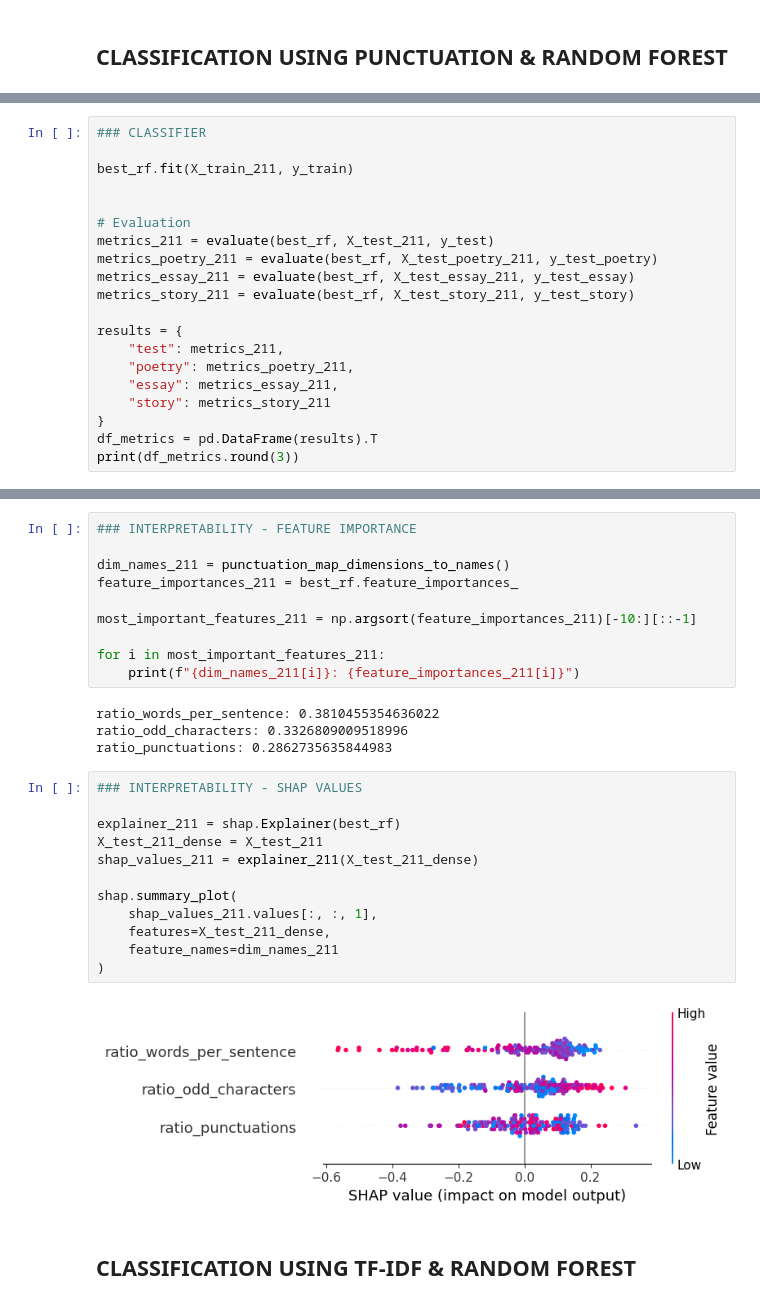
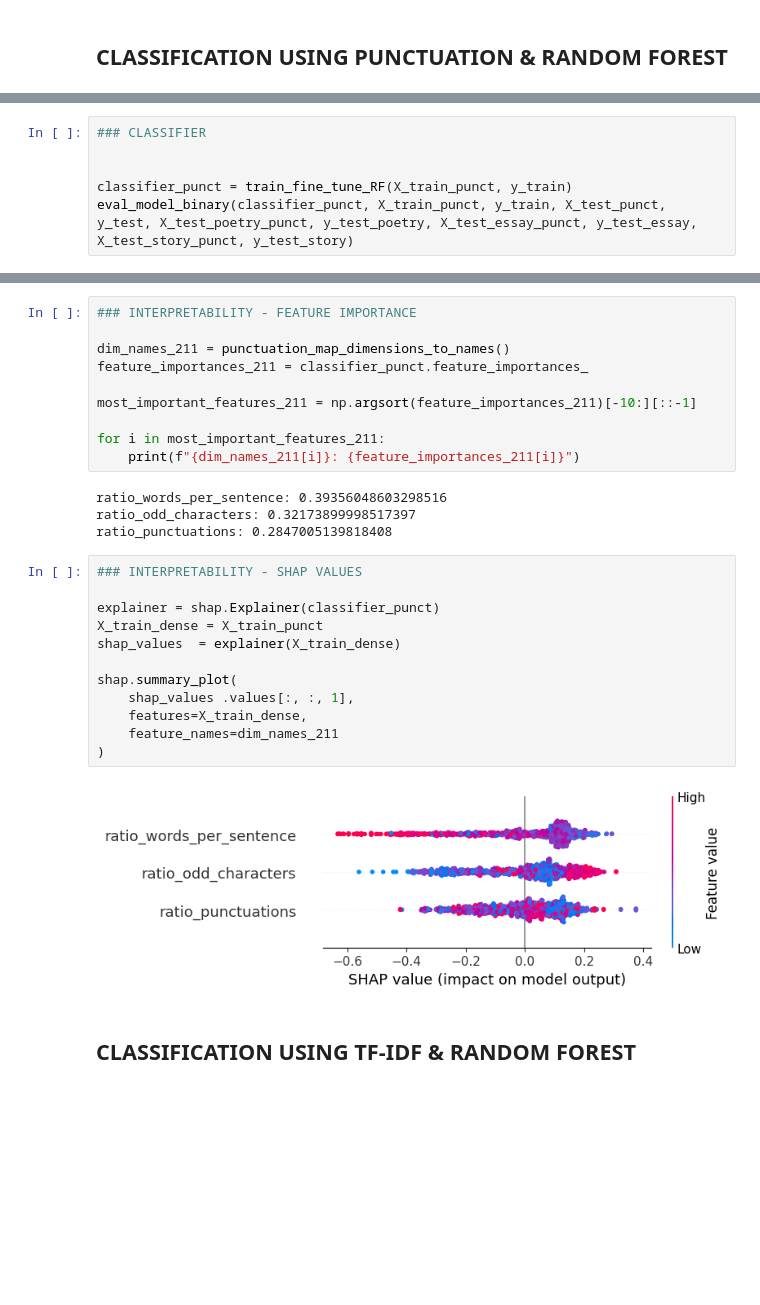
Before and after one commit to jules-chapon/ml-for-nlp, a Jupyter notebook: analysis/notebooks/all_binary.ipynb, the cells around one changed output, grey strips where cells are left out. Cells and saved outputs as stored; diff of their text form; blank space fills up the shorter version.

```diff
--- a/analysis/notebooks/all_binary.ipynb
+++ b/analysis/notebooks/all_binary.ipynb
@@ -288,20 +80,0 @@ Best hyperparameters: {'bootstrap': True, 'max_depth': 18, 'min_samples_leaf': 1
-# %%
-### CLASSIFIER
-
-best_rf.fit(X_train_211, y_train)
-
-
-# Evaluation
-metrics_211 = evaluate(best_rf, X_test_211, y_test)
-metrics_poetry_211 = evaluate(best_rf, X_test_poetry_211, y_test_poetry)
-metrics_essay_211 = evaluate(best_rf, X_test_essay_211, y_test_essay)
-metrics_story_211 = evaluate(best_rf, X_test_story_211, y_test_story)
-
-results = {
-    "test": metrics_211,
-    "poetry": metrics_poetry_211,
-    "essay": metrics_essay_211,
-    "story": metrics_story_211
-}
-df_metrics = pd.DataFrame(results).T
-print(df_metrics.round(3))
@@ -313,0 +81,6 @@ story       [[6, 6], [2, 15]]  0.714286  0.882353  0.789474
+# %%
+### CLASSIFIER
+
+
+classifier_punct = train_fine_tune_RF(X_train_punct, y_train)
+eval_model_binary(classifier_punct, X_train_punct, y_train, X_test_punct, y_test, X_test_poetry_punct, y_test_poetry, X_test_essay_punct, y_test_essay, X_test_story_punct, y_test_story)
@@ -315,29 +103,29 @@ story       [[6, 6], [2, 15]]  0.714286  0.882353  0.789474
 ### INTERPRETABILITY - FEATURE IMPORTANCE
 
 dim_names_211 = punctuation_map_dimensions_to_names()
-feature_importances_211 = best_rf.feature_importances_
+feature_importances_211 = classifier_punct.feature_importances_
 
 most_important_features_211 = np.argsort(feature_importances_211)[-10:][::-1]
 
 for i in most_important_features_211:
     print(f"{dim_names_211[i]}: {feature_importances_211[i]}")
 # %% [output]
-ratio_words_per_sentence: 0.3810455354636022
-ratio_odd_characters: 0.3326809009518996
-ratio_punctuations: 0.2862735635844983
+ratio_words_per_sentence: 0.39356048603298516
+ratio_odd_characters: 0.32173899998517397
+ratio_punctuations: 0.2847005139818408
 # %%
 ### INTERPRETABILITY - SHAP VALUES
 
-explainer_211 = shap.Explainer(best_rf)
-X_test_211_dense = X_test_211
-shap_values_211 = explainer_211(X_test_211_dense)
+explainer = shap.Explainer(classifier_punct)
+X_train_dense = X_train_punct
+shap_values  = explainer(X_train_dense)
 
 shap.summary_plot(
-    shap_values_211.values[:, :, 1],
-    features=X_test_211_dense,
+    shap_values .values[:, :, 1],
+    features=X_train_dense,
     feature_names=dim_names_211
 )
 # %% [output]
-[figure, old version]
+[figure, new version]
 # %% [markdown]
 ## **CLASSIFICATION USING TF-IDF & RANDOM FOREST**
```
Also changed, not shown: parts of 30 cells of this notebook.
